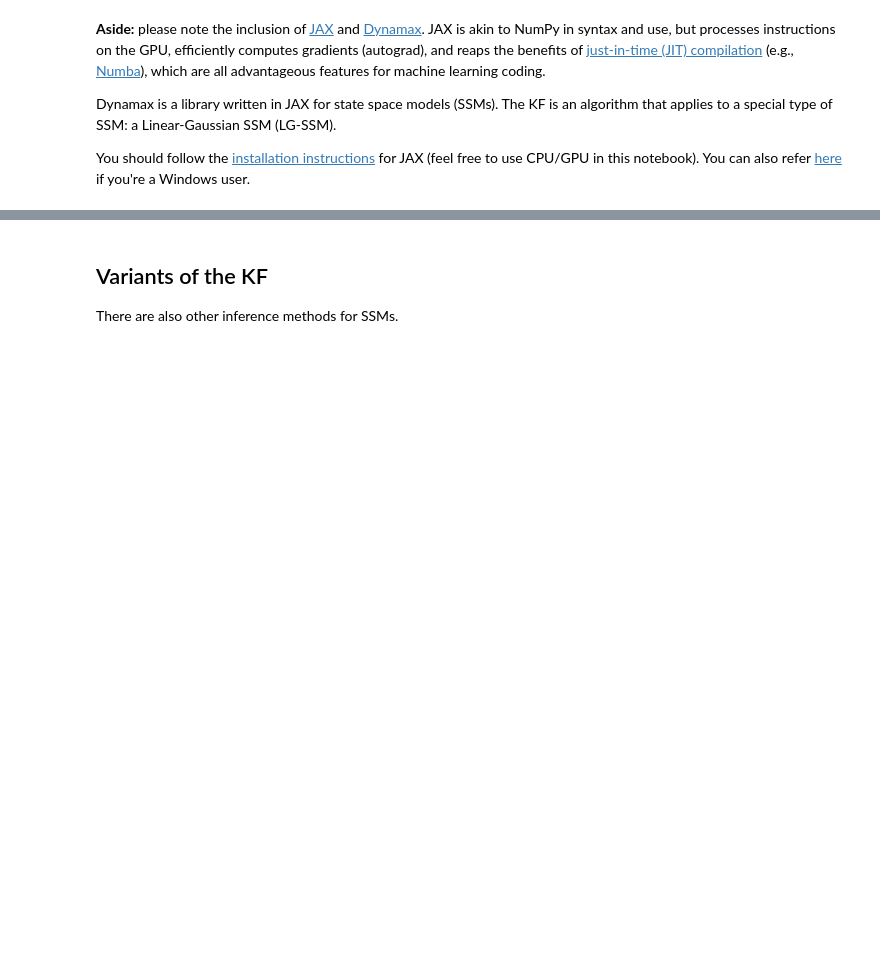
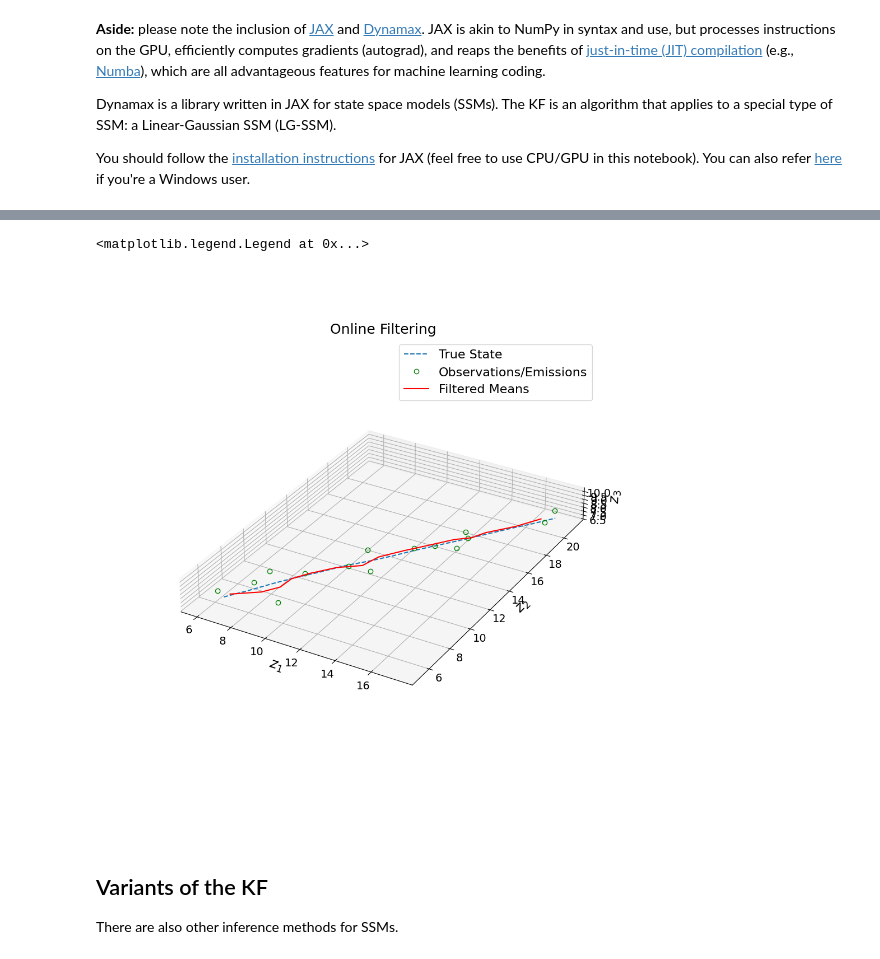
Before and after one commit to mazrk7/machine_learning_resources, a Jupyter notebook: notebooks/dynamic_bayes_nets/kalman_filter.ipynb, the cells around one changed output, grey strips where cells are left out. Saved outputs shown, nothing was run; the diff lists cells and outputs as text; code cells hidden in the pictures; blank space fills up the shorter version.

```diff
--- a/notebooks/dynamic_bayes_nets/kalman_filter.ipynb
+++ b/notebooks/dynamic_bayes_nets/kalman_filter.ipynb
@@ -154,3 +337,28 @@ where $\mathbf{K}_{t}$ is the <b>Kalman gain matrix</b>, while $\boldsymbol{\mu}
+# %%
+filter_fig = plt.figure(figsize=(10, 10))
+ax_filter = filter_fig.add_subplot(111, projection='3d')
+
+ax_filter.plot(z_t[:, 0], z_t[:, 1], z_t[:, 2], ls='--', color='C0', label="True State")
+ax_filter.plot(x_t[:, 0], x_t[:, 1], x_t[:, 2], ls='', marker='o', markerfacecolor='none', color='green', label="Observations/Emissions")
+ax_filter.set_xlabel(r"$z_1$")
+ax_filter.set_ylabel(r"$z_2$")
+ax_filter.set_zlabel(r"$z_3$")
+
+ax_filter = plot_lgssm_posterior(
+    lgssm_posterior.filtered_means,
+    lgssm_posterior.filtered_covariances,
+    ax_filter,
+    color='red',
+    label="Filtered Means",
+    ellipse_kwargs={'edgecolor': 'k', 'linewidth': 0.5},
+    legend_kwargs={'loc':'upper left'}
+)
+
+plt.title("Online Filtering")
+plt.legend()
+# %% [output]
+<matplotlib.legend.Legend at 0x...>
+[figure, added]
 # %% [markdown]
 ## Variants of the KF
 
```
Also changed, not shown: parts of 12 cells of this notebook.
